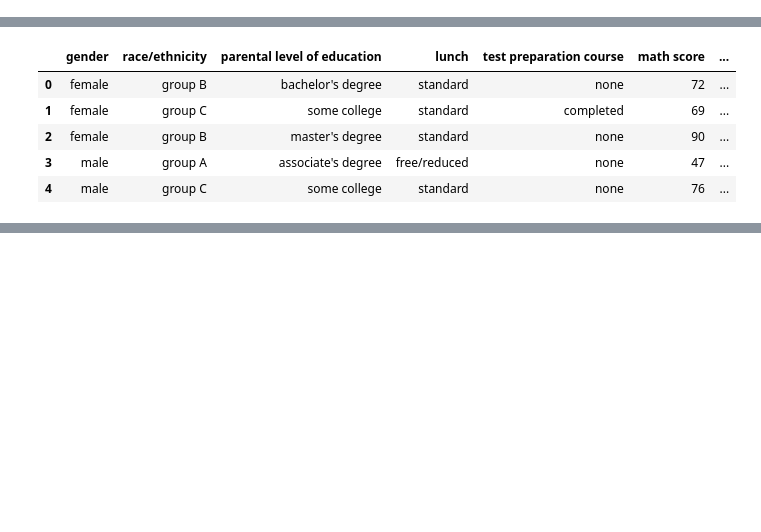
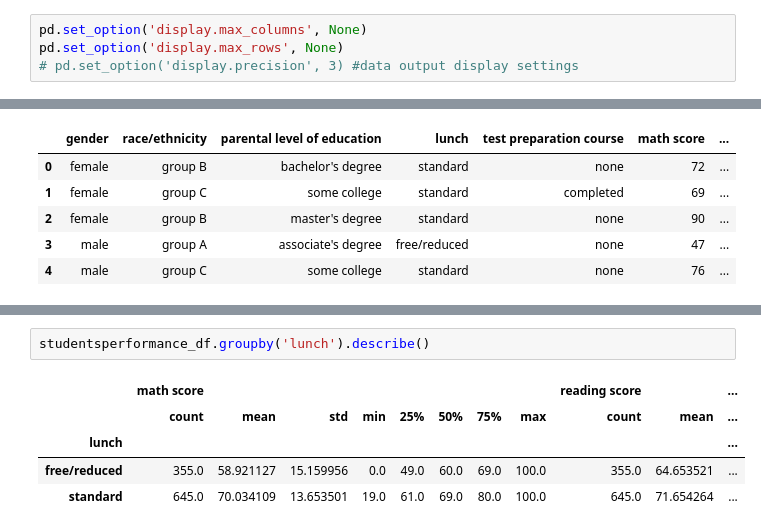
Before and after one commit to cnarrieta18/Thinkful, a Jupyter notebook: 5_Supervised_Learning/Thinkful_Module_16_Data_Exploration_2.ipynb, the cells around one changed output, grey strips where cells are left out. Cells and saved outputs as stored; diff of their text form; blank space fills up the shorter version.

```diff
--- a/5_Supervised_Learning/Thinkful_Module_16_Data_Exploration_2.ipynb
+++ b/5_Supervised_Learning/Thinkful_Module_16_Data_Exploration_2.ipynb
@@ -27,6 +32,10 @@ from sqlalchemy import create_engine
 import warnings
 
 warnings.filterwarnings('ignore')
+# %%
+pd.set_option('display.max_columns', None)
+pd.set_option('display.max_rows', None)
+# pd.set_option('display.precision', 3) #data output display settings
 # %% [markdown]
 Access this data from the Thinkful database using the following credentials:
 # %%
@@ -59,0 +250,8 @@ studentsperformance_df.head(5)
+# %%
+studentsperformance_df.groupby('lunch').describe()
+# %% [output]
+|  | math score |  |  |  |  |  |  |  | reading score |  | ... |
+|  | count | mean | std | min | 25% | 50% | 75% | max | count | mean | ... |
+| lunch |  |  |  |  |  |  |  |  |  |  | ... |
+| free/reduced | 355.0 | 58.921127 | 15.159956 | 0.0 | 49.0 | 60.0 | 69.0 | 100.0 | 355.0 | 64.653521 | ... |
+| standard | 645.0 | 70.034109 | 13.653501 | 19.0 | 61.0 | 69.0 | 80.0 | 100.0 | 645.0 | 71.654264 | ... |
```
Also changed, not shown: parts of 17 cells of this notebook.
